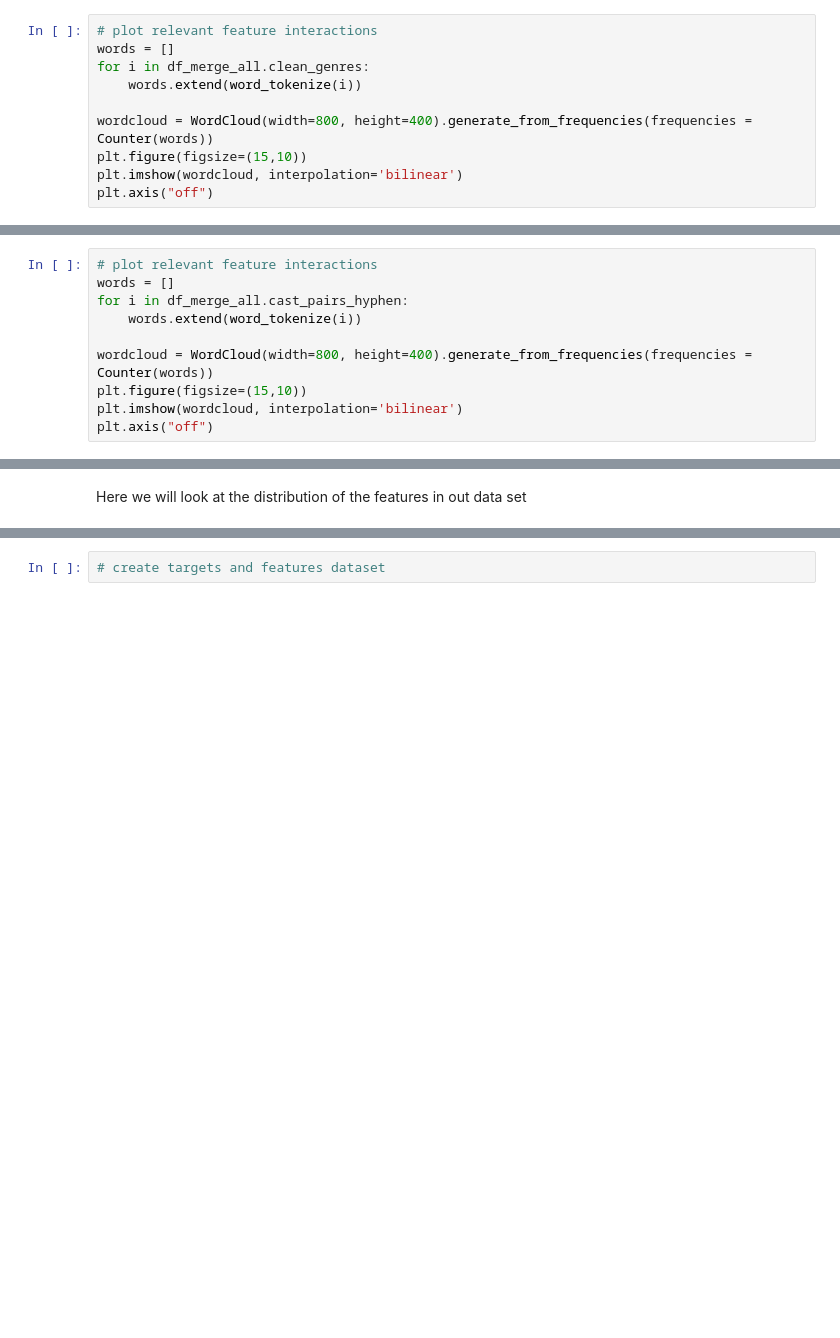
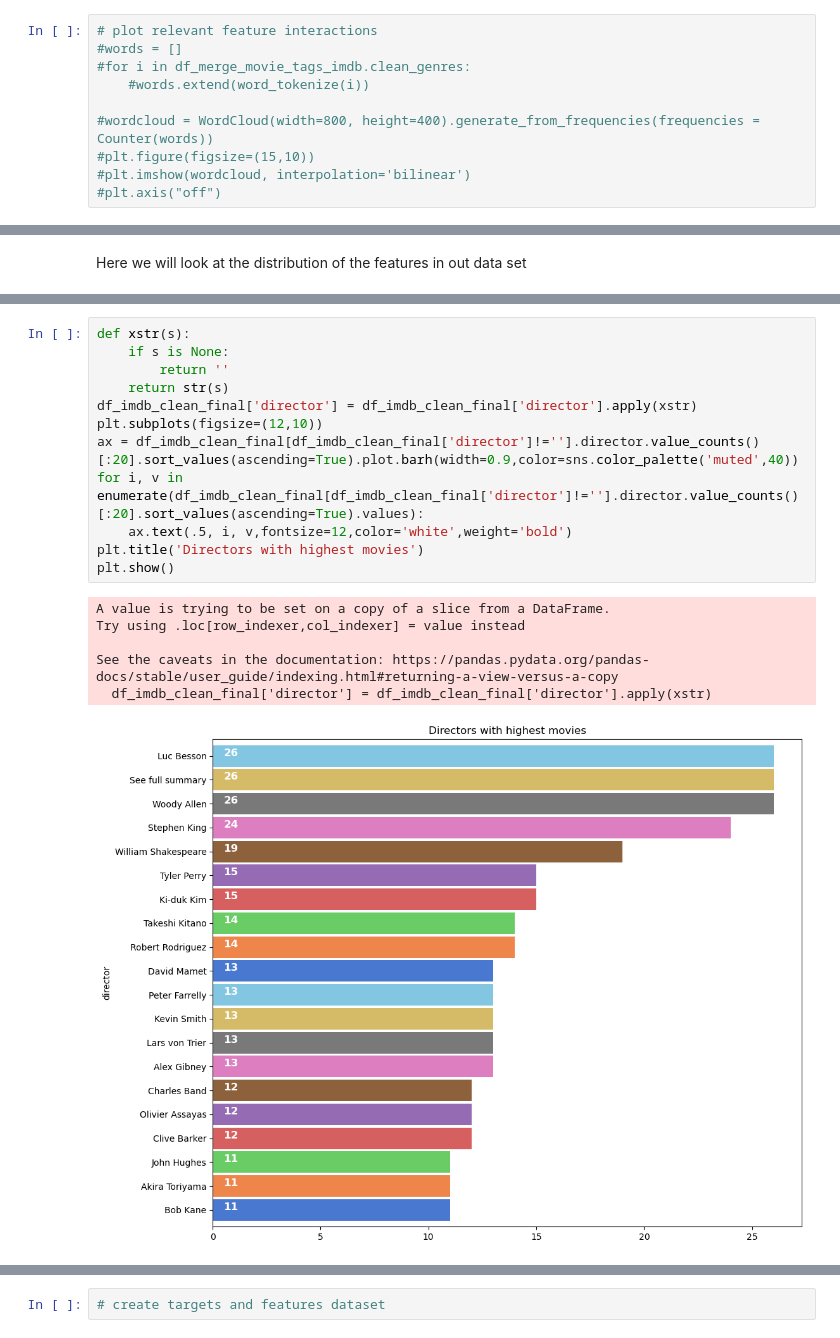
Before and after one commit to HlawuR/SmartRecommender, a Jupyter notebook: Unsupervised_skeleton_notebook.ipynb, the cells around one changed output, grey strips where cells are left out. Saved outputs shown, nothing was run; the diff lists cells and outputs as text; blank space fills up the shorter version.

```diff
--- a/Unsupervised_skeleton_notebook.ipynb
+++ b/Unsupervised_skeleton_notebook.ipynb
@@ -736,10 +632,10 @@ from collections import Counter
 # %%
 # plot relevant feature interactions
-words = []
-for i in df_merge_all.clean_genres:
-    words.extend(word_tokenize(i))
+#words = []
+#for i in df_merge_movie_tags_imdb.clean_genres:
+    #words.extend(word_tokenize(i))
 
-wordcloud = WordCloud(width=800, height=400).generate_from_frequencies(frequencies = Counter(words))
-plt.figure(figsize=(15,10))
-plt.imshow(wordcloud, interpolation='bilinear')
-plt.axis("off")
+#wordcloud = WordCloud(width=800, height=400).generate_from_frequencies(frequencies = Counter(words))
+#plt.figure(figsize=(15,10))
+#plt.imshow(wordcloud, interpolation='bilinear')
+#plt.axis("off")
@@ -749,10 +641,0 @@ plt.axis("off")
-# %%
-# plot relevant feature interactions
-words = []
-for i in df_merge_all.cast_pairs_hyphen:
-    words.extend(word_tokenize(i))
-
-wordcloud = WordCloud(width=800, height=400).generate_from_frequencies(frequencies = Counter(words))
-plt.figure(figsize=(15,10))
-plt.imshow(wordcloud, interpolation='bilinear')
-plt.axis("off")
@@ -1074,0 +648,19 @@ array([3, 3, 3, ..., 5, 5, 5])
+# %%
+def xstr(s):
+    if s is None:
+        return ''
+    return str(s)
+df_imdb_clean_final['director'] = df_imdb_clean_final['director'].apply(xstr)
+plt.subplots(figsize=(12,10))
+ax = df_imdb_clean_final[df_imdb_clean_final['director']!=''].director.value_counts()[:20].sort_values(ascending=True).plot.barh(width=0.9,color=sns.color_palette('muted',40))
+for i, v in enumerate(df_imdb_clean_final[df_imdb_clean_final['director']!=''].director.value_counts()[:20].sort_values(ascending=True).values):
+    ax.text(.5, i, v,fontsize=12,color='white',weight='bold')
+plt.title('Directors with highest movies')
+plt.show()
+# %% [output]
+A value is trying to be set on a copy of a slice from a DataFrame.
+Try using .loc[row_indexer,col_indexer] = value instead
+
+See the caveats in the documentation: https://pandas.pydata.org/pandas-docs/stable/user_guide/indexing.html#returning-a-view-versus-a-copy
+  df_imdb_clean_final['director'] = df_imdb_clean_final['director'].apply(xstr)
+[figure, added]
```
Also changed, not shown: parts of 178 cells of this notebook.
